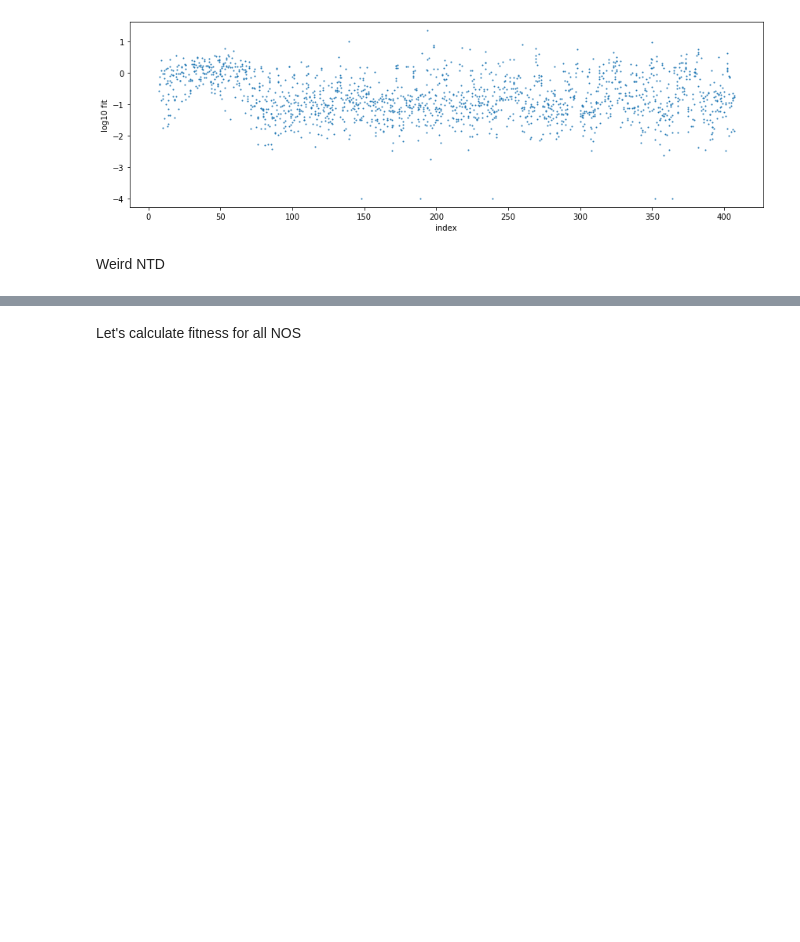
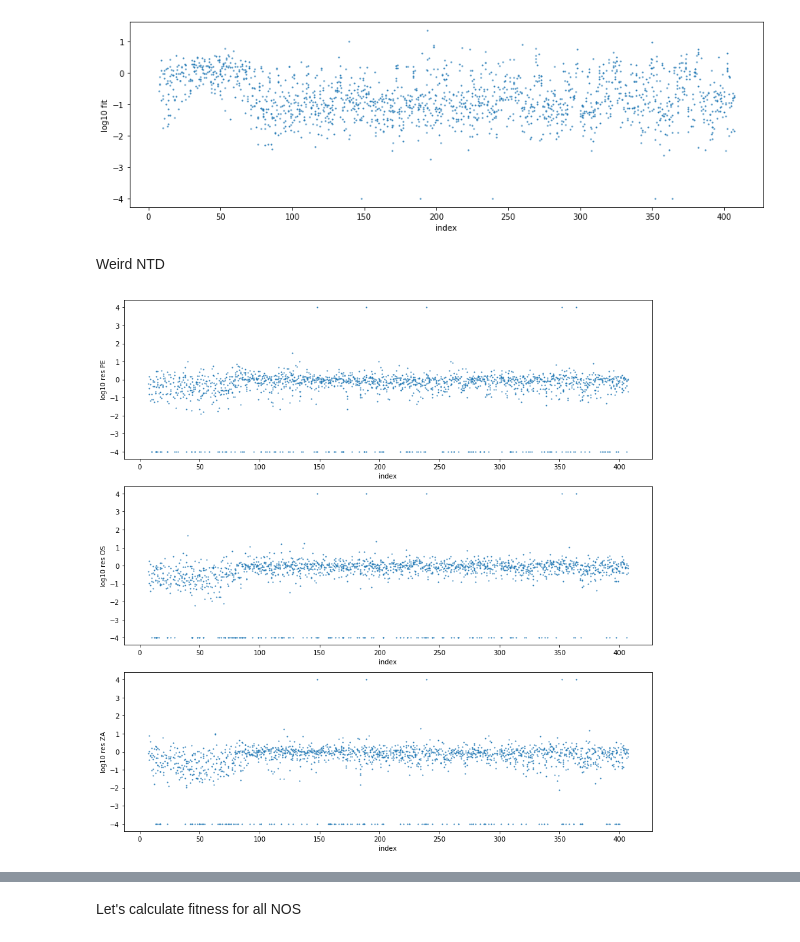
Before and after one commit to Tian-hao/flu_NA, a Jupyter notebook: NA_NOA.ipynb, the cells around one changed output, grey strips where cells are left out. Drawn from its saved outputs; the diff is of its cells as text; code cells hidden in the pictures; blank space fills up the shorter version.

```diff
--- a/NA_NOA.ipynb
+++ b/NA_NOA.ipynb
@@ -73,3 +93,15 @@ plt.tight_layout()
 [figure]
 # %% [markdown]
 Weird NTD
+# %%
+plt.figure(figsize=(12,12))
+ploti = 0
+for drug in druglist:
+    ploti += 1
+    plt.subplot(3,1,ploti)
+    plt.xlabel('index')
+    plt.ylabel('log10 res '+drug)
+    plt.scatter(fitdata[fitdata['mut_type']=='missense']['aapos'],fitdata[fitdata['mut_type']=='missense']['log10_res_'+drug],s=1)
+plt.tight_layout()
+# %% [output]
+[figure, added]
```
Also changed, not shown: parts of 7 cells of this notebook.
